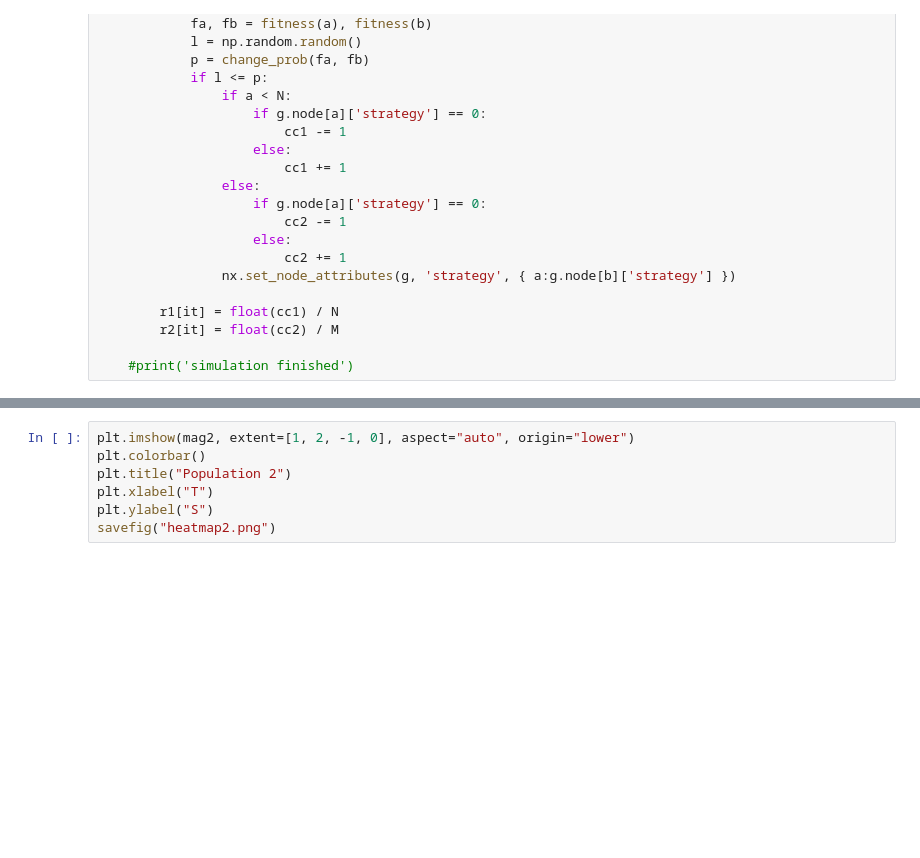
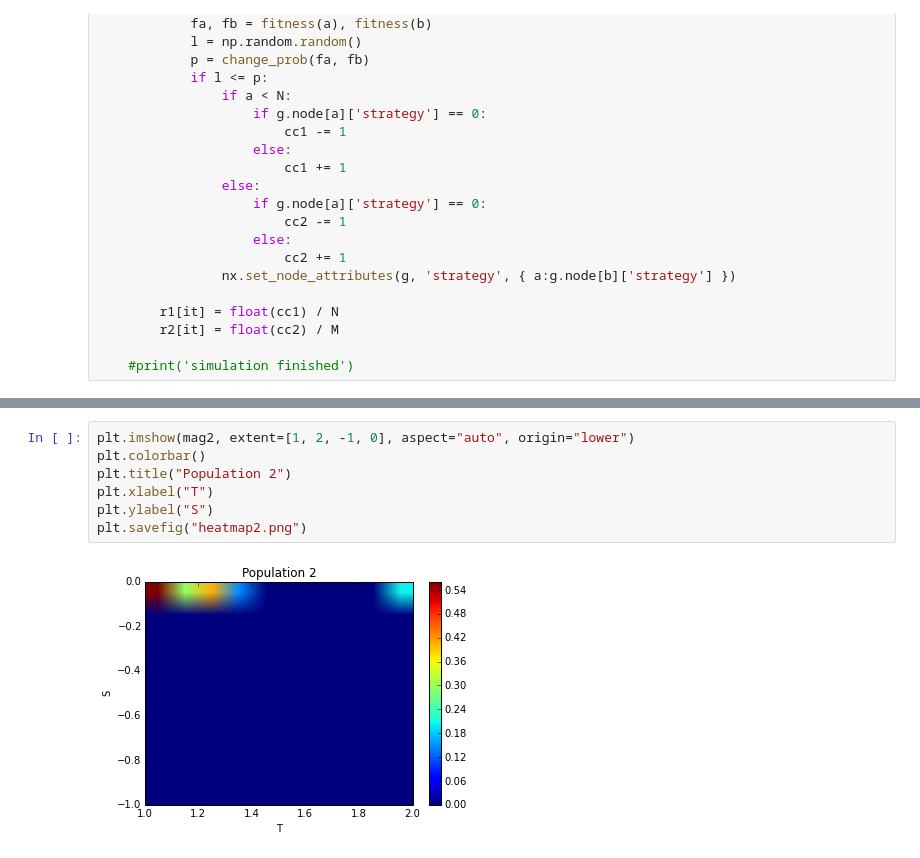
Before and after one commit to kaslusimoes/SummerSchool2016, a Jupyter notebook: simulation.ipynb, the cells around one changed output, grey strips where cells are left out. Cells and saved outputs as stored; diff of their text form; blank space fills up the shorter version.

```diff
--- a/simulation.ipynb
+++ b/simulation.ipynb
@@ -214,7 +232,9 @@ savefig("heatmap1.png")
 # %%
 plt.imshow(mag2, extent=[1, 2, -1, 0], aspect="auto", origin="lower")
 plt.colorbar()
 plt.title("Population 2")
 plt.xlabel("T")
 plt.ylabel("S")
-savefig("heatmap2.png")
+plt.savefig("heatmap2.png")
+# %% [output]
+[figure, added]
```
Also changed, not shown: parts of 5 cells of this notebook, 9 other files.
